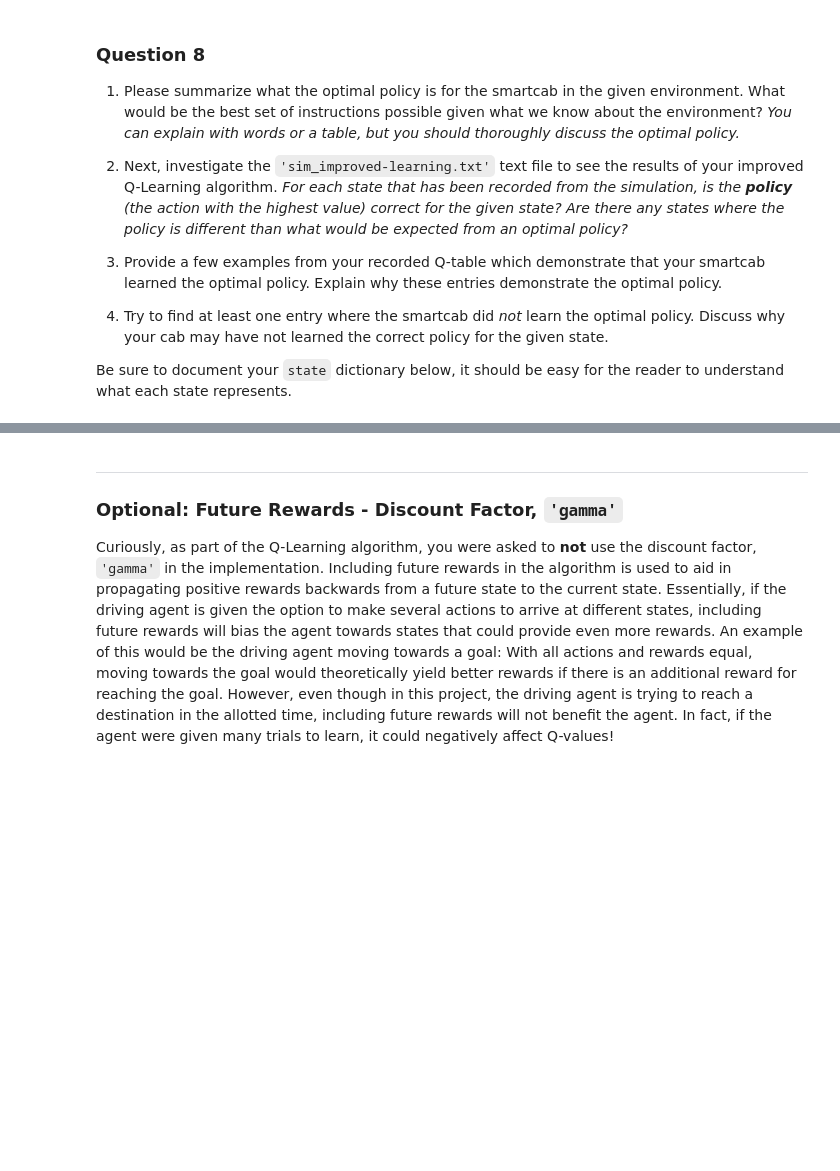
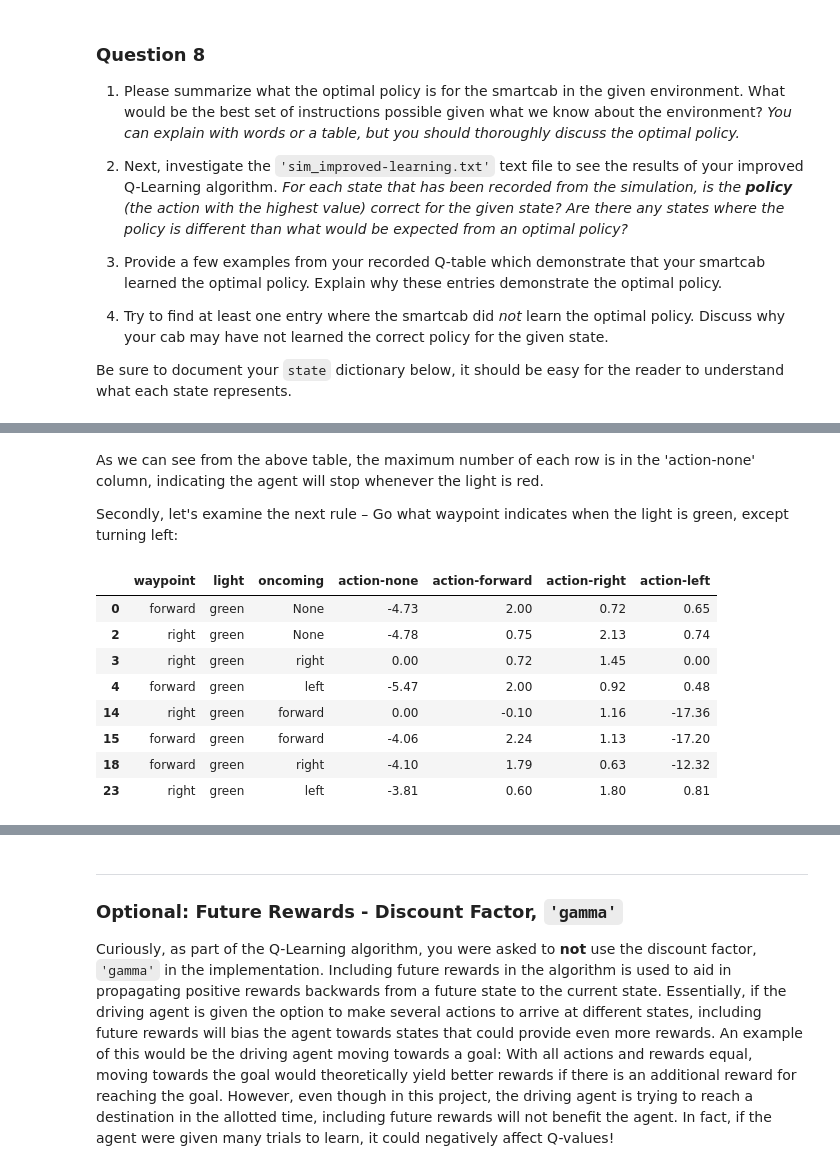
Before and after one commit to sun-binrwei/MLPracticeProjects, a Jupyter notebook: smartcab/smartcab.ipynb, the cells around one changed output, grey strips where cells are left out. Drawn from its saved outputs; the diff is of its cells as text; code cells hidden in the pictures; blank space fills up the shorter version.

```diff
--- a/smartcab/smartcab.ipynb
+++ b/smartcab/smartcab.ipynb
@@ -334,0 +359,17 @@ For the first 3 states, all the lights are red, and the `none` action gets the h
+# %% [markdown]
+As we can see from the above table, the maximum number of each row is in the 'action-none' column, indicating the agent will stop whenever the light is red.
+
+Secondly, let's examine the next rule – Go what waypoint indicates when the light is green, except turning left:
+# %%
+# Find light == green, and waypoint != left
+Q_table[(Q_table.light == 'green')&(Q_table.waypoint != 'left')]
+# %% [output]
+|  | waypoint | light | oncoming | action-none | action-forward | action-right | action-left |
+| 0 | forward | green | None | -4.73 | 2.00 | 0.72 | 0.65 |
+| 2 | right | green | None | -4.78 | 0.75 | 2.13 | 0.74 |
+| 3 | right | green | right | 0.00 | 0.72 | 1.45 | 0.00 |
+| 4 | forward | green | left | -5.47 | 2.00 | 0.92 | 0.48 |
+| 14 | right | green | forward | 0.00 | -0.10 | 1.16 | -17.36 |
+| 15 | forward | green | forward | -4.06 | 2.24 | 1.13 | -17.20 |
+| 18 | forward | green | right | -4.10 | 1.79 | 0.63 | -12.32 |
+| 23 | right | green | left | -3.81 | 0.60 | 1.80 | 0.81 |
```
Also changed, not shown: parts of 14 cells of this notebook, 12 other files.
